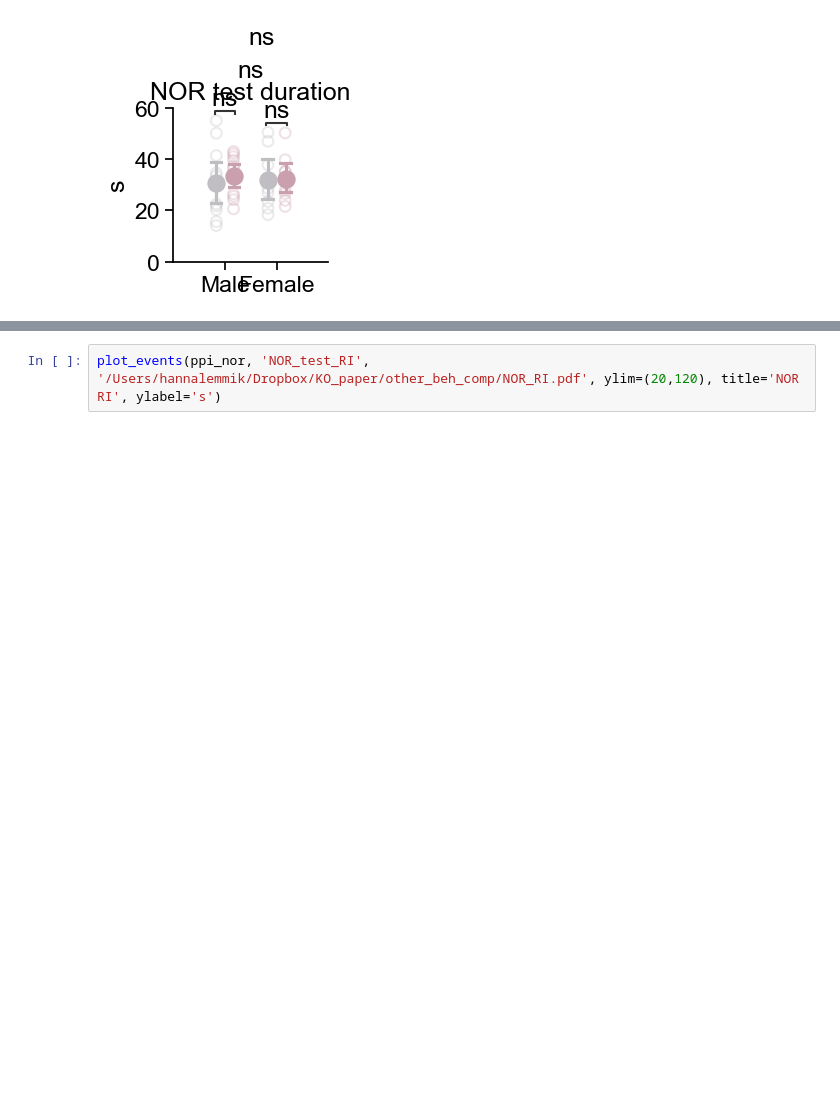
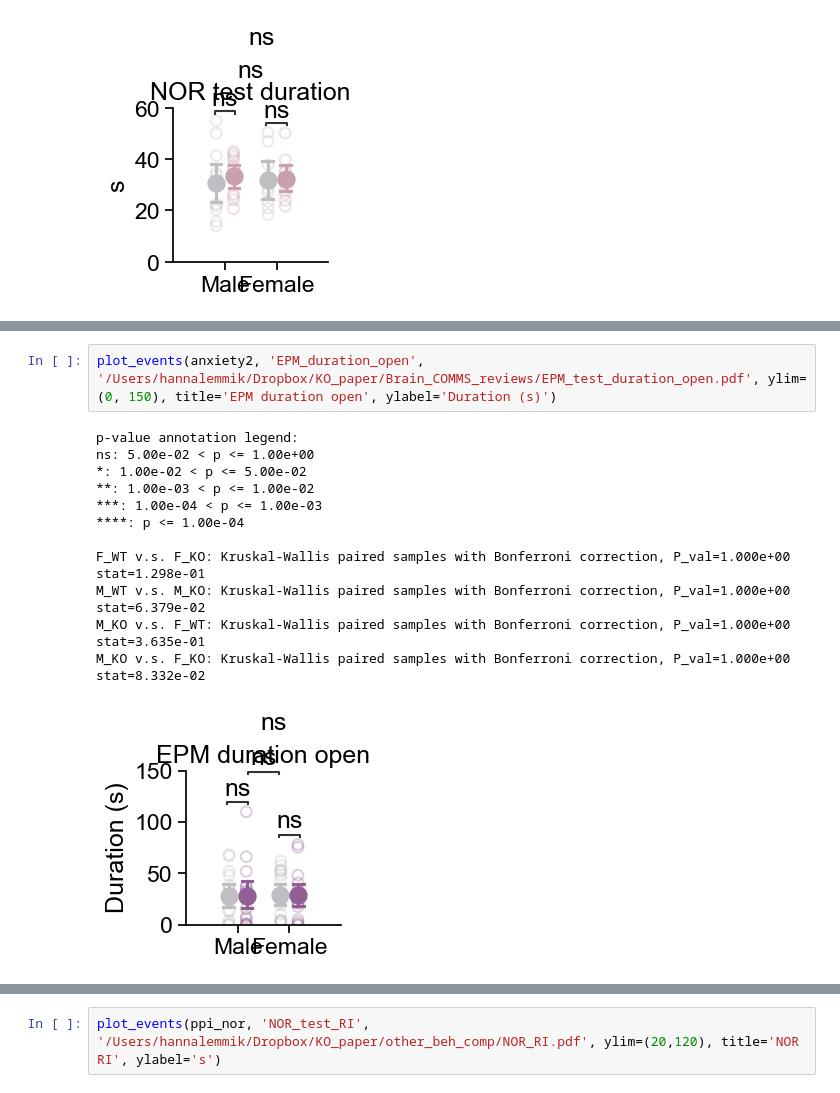
Before and after one commit to hannalemmik/C3ar1_longitudinal_MRI_paper_2025, a Jupyter notebook: Behaviour_fig6.ipynb, the cells around one changed output, grey strips where cells are left out. Cells and saved outputs as stored; diff of their text form; blank space fills up the shorter version.

```diff
--- a/Behaviour_fig6.ipynb
+++ b/Behaviour_fig6.ipynb
@@ -317,0 +414,15 @@ M_KO v.s. F_KO: Kruskal-Wallis paired samples with Bonferroni correction, P_val=
+# %%
+plot_events(anxiety2, 'EPM_duration_open', '/Users/hannalemmik/Dropbox/KO_paper/Brain_COMMS_reviews/EPM_test_duration_open.pdf', ylim=(0, 150), title='EPM duration open', ylabel='Duration (s)')
+# %% [output]
+p-value annotation legend:
+ns: 5.00e-02 < p <= 1.00e+00
+*: 1.00e-02 < p <= 5.00e-02
+**: 1.00e-03 < p <= 1.00e-02
+***: 1.00e-04 < p <= 1.00e-03
+****: p <= 1.00e-04
+
+F_WT v.s. F_KO: Kruskal-Wallis paired samples with Bonferroni correction, P_val=1.000e+00 stat=1.298e-01
+M_WT v.s. M_KO: Kruskal-Wallis paired samples with Bonferroni correction, P_val=1.000e+00 stat=6.379e-02
+M_KO v.s. F_WT: Kruskal-Wallis paired samples with Bonferroni correction, P_val=1.000e+00 stat=3.635e-01
+M_KO v.s. F_KO: Kruskal-Wallis paired samples with Bonferroni correction, P_val=1.000e+00 stat=8.332e-02
+[figure, added]
```
Also changed, not shown: parts of 14 cells of this notebook.
